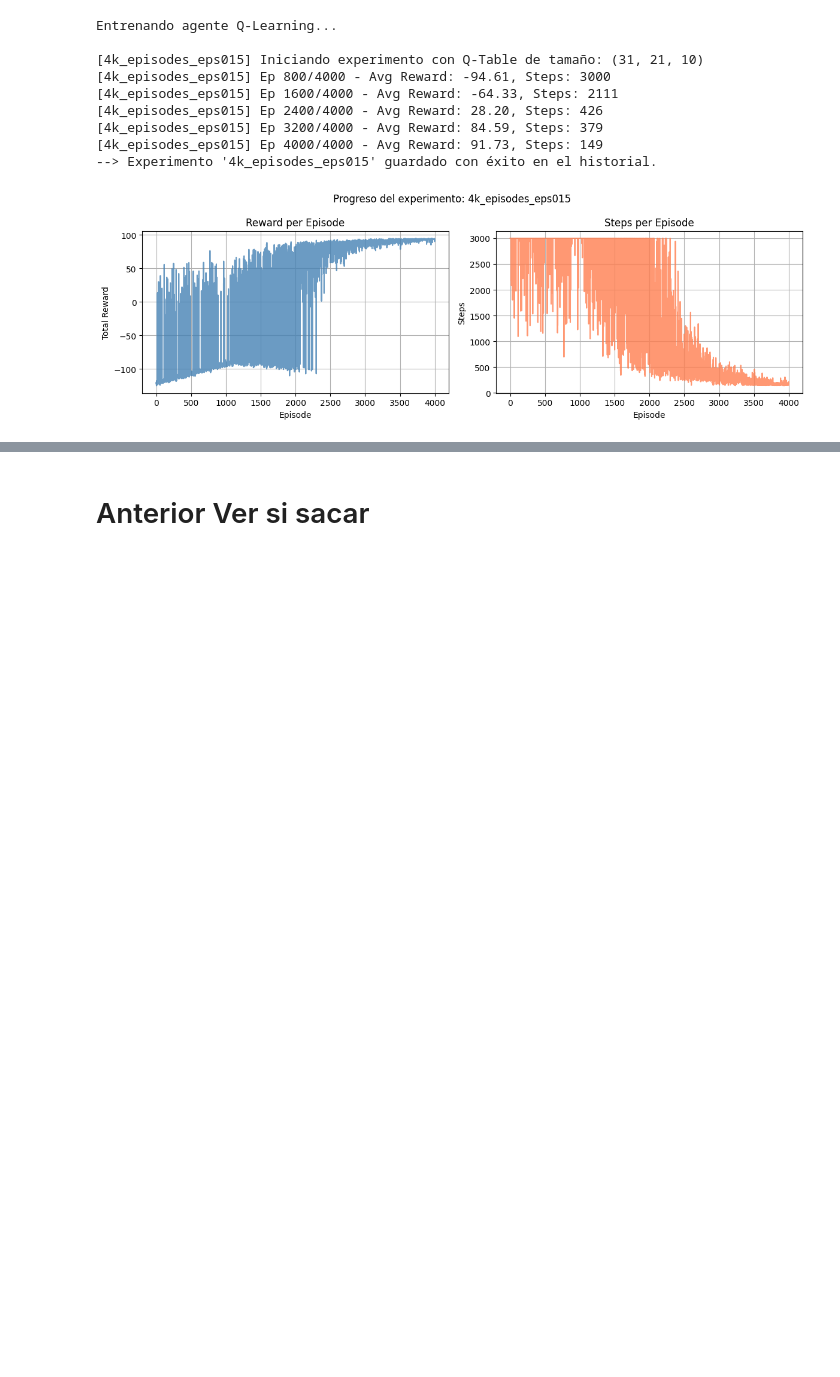
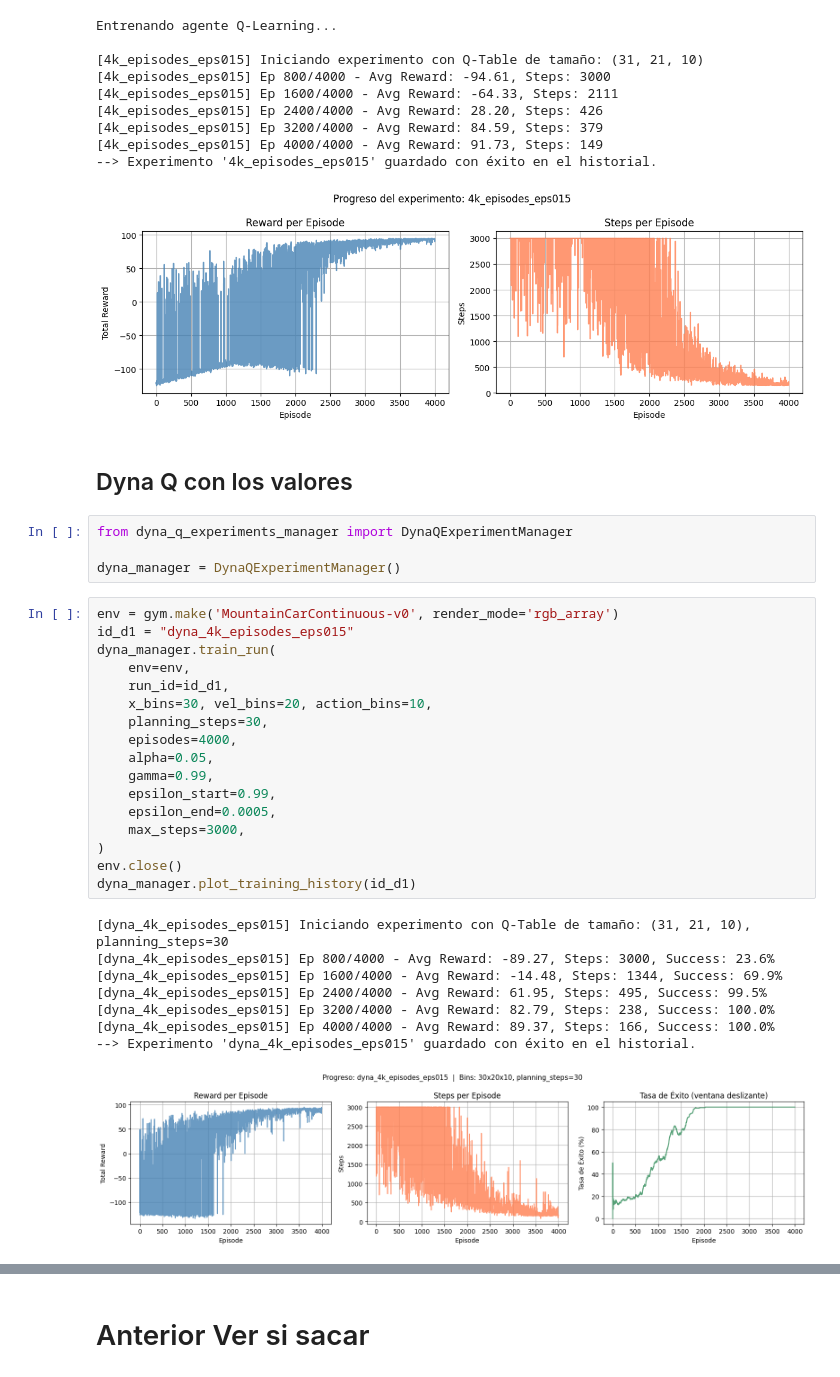
Before and after one commit to Martinabz/Obligatorio-IA-Abzaradel-Olaso-282958-281981-, a Jupyter notebook: Obligatorio Marzo 2026/MountainCarContinuous/continuous_mountain_car.ipynb, the cells around one changed output, grey strips where cells are left out. Drawn from its saved outputs; the diff is of its cells as text; blank space fills up the shorter version.

Commit message:
Pruebas con Dyna Q

```diff
--- a/Obligatorio Marzo 2026/MountainCarContinuous/continuous_mountain_car.ipynb
+++ b/Obligatorio Marzo 2026/MountainCarContinuous/continuous_mountain_car.ipynb
@@ -417,3 +417,35 @@ Entrenando agente Q-Learning...
 [4k_episodes_eps015] Ep 4000/4000 - Avg Reward: 91.73, Steps: 149
 --> Experimento '4k_episodes_eps015' guardado con éxito en el historial.
 [figure]
+# %% [markdown]
+## Dyna Q con los valores
+# %%
+from dyna_q_experiments_manager import DynaQExperimentManager
+
+dyna_manager = DynaQExperimentManager()
+# %%
+env = gym.make('MountainCarContinuous-v0', render_mode='rgb_array')
+id_d1 = "dyna_4k_episodes_eps015"
+dyna_manager.train_run(
+    env=env,
+    run_id=id_d1,
+    x_bins=30, vel_bins=20, action_bins=10,
+    planning_steps=30,
+    episodes=4000,
+    alpha=0.05,
+    gamma=0.99,
+    epsilon_start=0.99,
+    epsilon_end=0.0005,
+    max_steps=3000,
+)
+env.close()
+dyna_manager.plot_training_history(id_d1)
+# %% [output]
+[dyna_4k_episodes_eps015] Iniciando experimento con Q-Table de tamaño: (31, 21, 10), planning_steps=30
+[dyna_4k_episodes_eps015] Ep 800/4000 - Avg Reward: -89.27, Steps: 3000, Success: 23.6%
+[dyna_4k_episodes_eps015] Ep 1600/4000 - Avg Reward: -14.48, Steps: 1344, Success: 69.9%
+[dyna_4k_episodes_eps015] Ep 2400/4000 - Avg Reward: 61.95, Steps: 495, Success: 99.5%
+[dyna_4k_episodes_eps015] Ep 3200/4000 - Avg Reward: 82.79, Steps: 238, Success: 100.0%
+[dyna_4k_episodes_eps015] Ep 4000/4000 - Avg Reward: 89.37, Steps: 166, Success: 100.0%
+--> Experimento 'dyna_4k_episodes_eps015' guardado con éxito en el historial.
+[figure, added]
```
Also changed, not shown: parts of 17 cells of this notebook.
